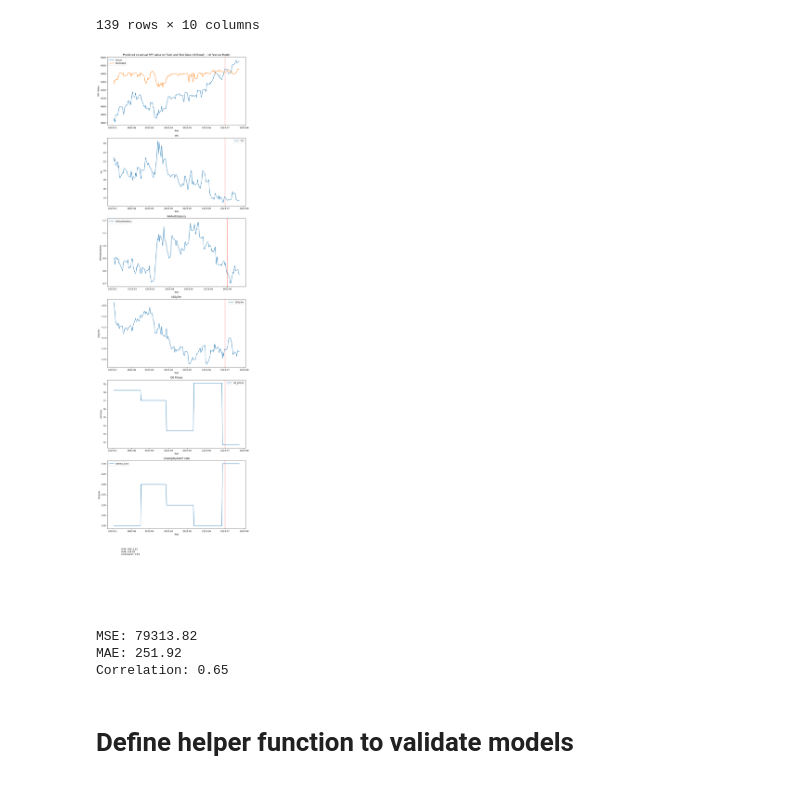
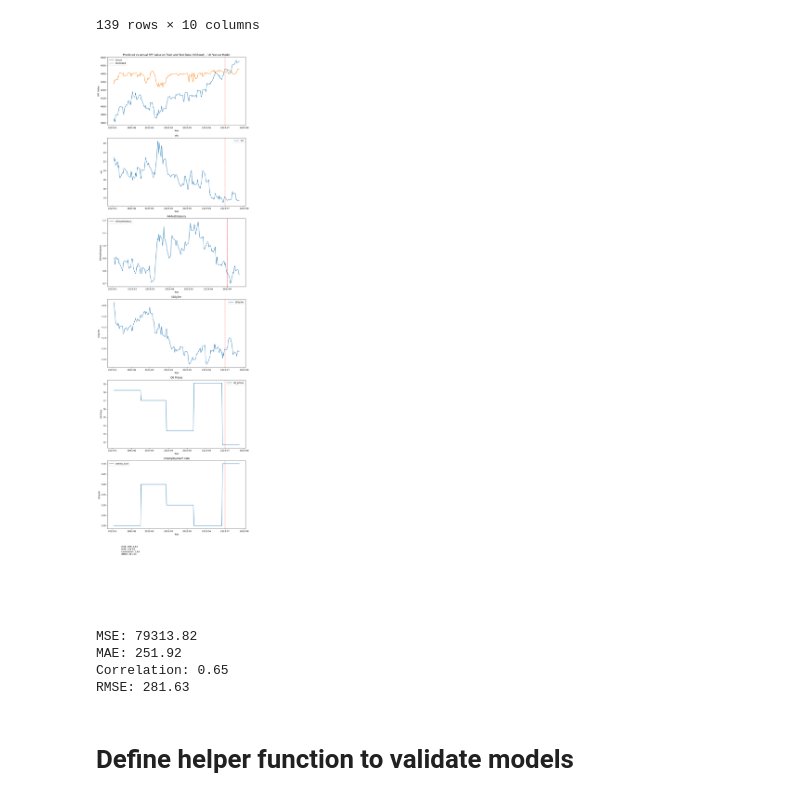
Before and after one commit to jpl12345/SPY_prediction_analysis, a Jupyter notebook: xgboost_model_validation.ipynb, the cells around one changed output. Cells and saved outputs as stored; diff of their text form; code cells hidden in the pictures.

```diff
--- a/xgboost_model_validation.ipynb
+++ b/xgboost_model_validation.ipynb
@@ -397,6 +397,7 @@ dates = spy_data['Date'].iloc[time_index]
 mse = mean_squared_error(y, y_pred)
 mae = mean_absolute_error(y, y_pred)
 correlation = np.corrcoef(y, y_pred)[0, 1]
+rmse = np.sqrt(mse)
 
 # Create a single figure object
 fig, axs = plt.subplots(7, 1, figsize=(10, 36))
@@ -431,39 +432,40 @@ axs[3].plot(dates, X.t10y3m, label='t10y3m')
 axs[3].axvline(np.datetime64('2023-07-01'), color='red', linestyle='--')
 axs[3].set_title('t10y3m')
 axs[3].set_xlabel('Year')
 axs[3].set_ylabel('t10y3m')
 axs[3].legend()
 
 # Plot oil_prices
 axs[4].plot(dates, X.oil_prices, label='oil_prices')
 axs[4].axvline(np.datetime64('2023-07-01'), color='red', linestyle='--')
 axs[4].set_title('Oil Prices')
 axs[4].set_xlabel('Year')
 axs[4].set_ylabel('Oil Price')
 axs[4].legend()
 
 # Plot unemp_rate
 axs[5].plot(dates, X.unemp_rate, label='unemp_rate')
 axs[5].axvline(np.datetime64('2023-07-01'), color='red', linestyle='--')
 axs[5].set_title('Unemployment rate')
 axs[5].set_xlabel('Year')
 axs[5].set_ylabel('t10y3m')
 axs[5].legend()
 
-axs[6].text(0.1, 0.8, f'MSE: {mse:.2f}\nMAE: {mae:.2f}\nCorrelation: {correlation:.2f}', transform=axs[6].transAxes)
+axs[6].text(0.1, 0.8, f'MSE: {mse:.2f}\nMAE: {mae:.2f}\nCorrelation: {correlation:.2f}\nRMSE: {rmse:.2f}', transform=axs[6].transAxes)
 axs[6].axis('off')
 
 
 plt.tight_layout()
 plt.savefig('figures/validationfrom2023_predictedvsSPY_inclTrain.png', bbox_inches="tight", dpi=300)
 plt.show()
 
-print(f'MSE: {mse:.2f}\nMAE: {mae:.2f}\nCorrelation: {correlation:.2f}')
+print(f'MSE: {mse:.2f}\nMAE: {mae:.2f}\nCorrelation: {correlation:.2f}\nRMSE: {rmse:.2f}')
 # %% [output]
-[figure, old version]
+[figure, new version]
 MSE: 79313.82
 MAE: 251.92
 Correlation: 0.65
+RMSE: 281.63
 # %% [markdown]
 # Define helper function to validate models
 # %%
```
Also changed, not shown: 1 other file.
